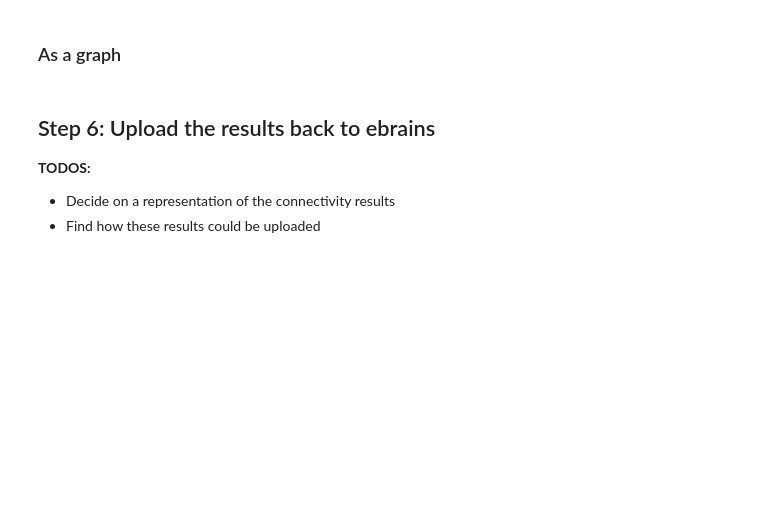
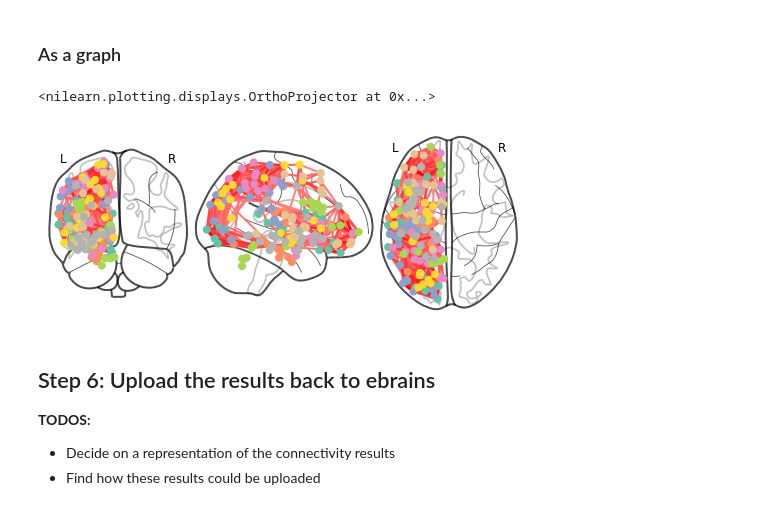
Before and after one commit to ymzayek/EBRAINS-Connectivity-Analysis, a Jupyter notebook: Notebooks/connectivity-analysis-pieline.ipynb, the cells around one changed output. Cells and saved outputs as stored; diff of their text form; code cells hidden in the pictures; blank space fills up the shorter version.

```diff
--- a/Notebooks/connectivity-analysis-pieline.ipynb
+++ b/Notebooks/connectivity-analysis-pieline.ipynb
@@ -219,12 +293,17 @@ plot_matrix(mean_correlation_matrix,
 # %%
 from nilearn.plotting import plot_connectome, find_parcellation_cut_coords
 
 # grab center coordinates for atlas labels
-coordinates = find_parcellation_cut_coords(labels_img=parcellation_map_niimg)
+# !!!!! UGLY HACK ALERT !!!!!
+# I'm passing the resampled label image from the masker to avoid shape errors
+coordinates = find_parcellation_cut_coords(labels_img=masker._resampled_labels_img_)
 # plot connectome with 95% edge strength in the connectivity
 plot_connectome(mean_correlation_matrix,
                 coordinates,
                 edge_threshold="95%")
+# %% [output]
+<nilearn.plotting.displays.OrthoProjector at 0x...>
+[figure, added]
 # %% [markdown]
 ## Step 6: Upload the results back to ebrains
 
```
Also changed, not shown: parts of 21 cells of this notebook.
